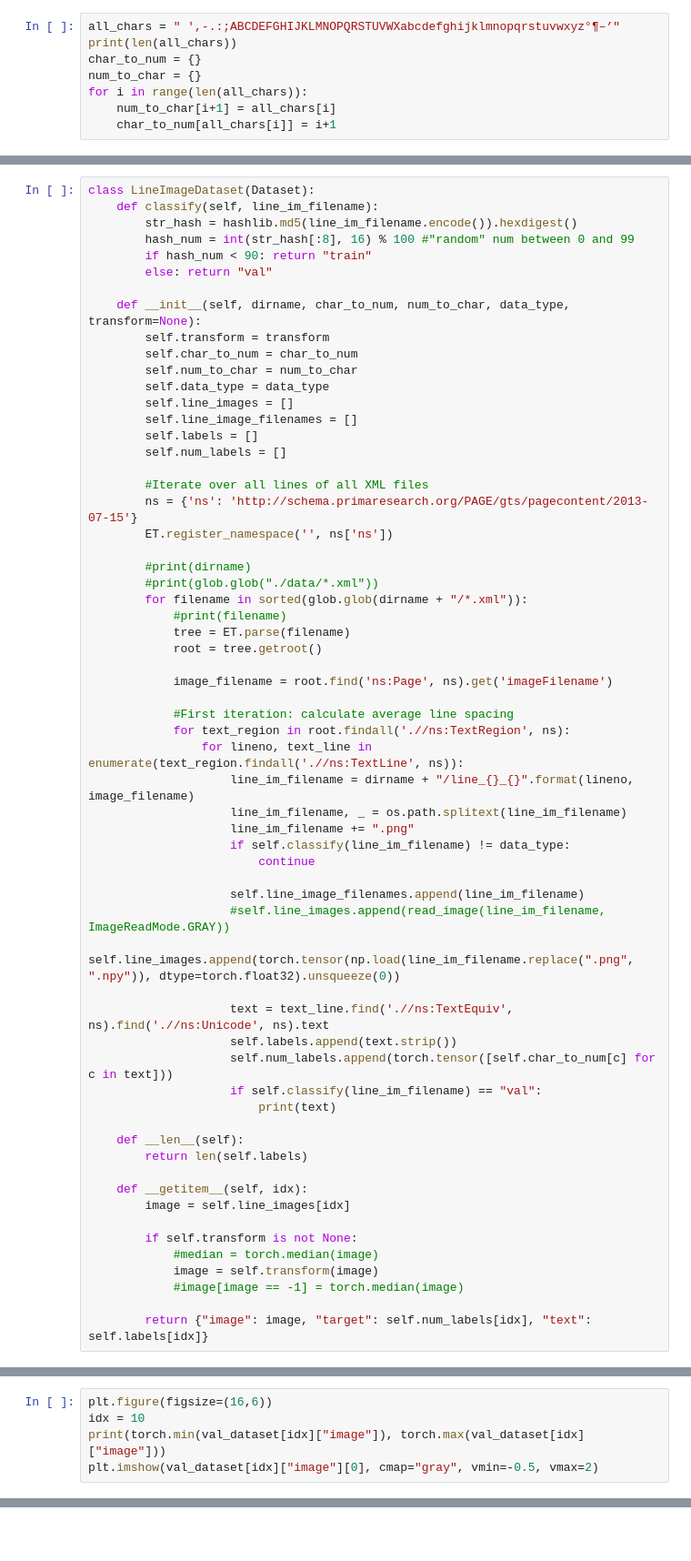
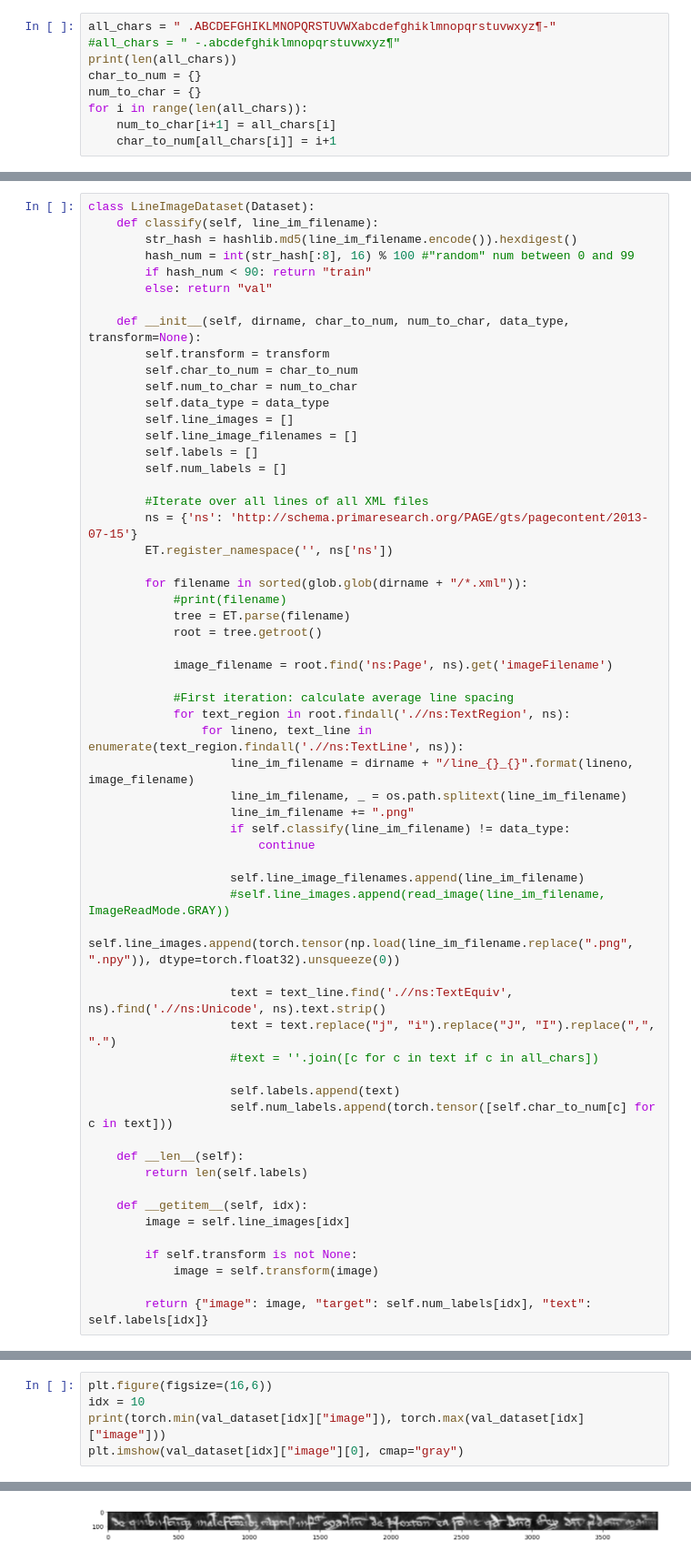
Before and after one commit to ideasrule/latin_documents, a Jupyter notebook: Train with lightning.ipynb, the cells around one changed output, grey strips where cells are left out. Shown at 91% size. Drawn from its saved outputs; the diff is of its cells as text; blank space fills up the shorter version.

```diff
--- a/Train with lightning.ipynb
+++ b/Train with lightning.ipynb
@@ -25,5 +21,6 @@ print(md5(string.encode()))
 # %%
-all_chars = " ',-.:;ABCDEFGHIJKLMNOPQRSTUVWXabcdefghijklmnopqrstuvwxyz°¶–’"
+all_chars = " .ABCDEFGHIKLMNOPQRSTUVWXabcdefghiklmnopqrstuvwxyz¶-"
+#all_chars = " -.abcdefghiklmnopqrstuvwxyz¶"
 print(len(all_chars))
 char_to_num = {}
 num_to_char = {}
@@ -54,8 +51,6 @@ class LineImageDataset(Dataset):
         ns = {'ns': 'http://schema.primaresearch.org/PAGE/gts/pagecontent/2013-07-15'}
         ET.register_namespace('', ns['ns'])
 
-        #print(dirname)
-        #print(glob.glob("./data/*.xml"))
         for filename in sorted(glob.glob(dirname + "/*.xml")):
             #print(filename)
             tree = ET.parse(filename)
@@ -76,11 +71,12 @@ class LineImageDataset(Dataset):
                     #self.line_images.append(read_image(line_im_filename, ImageReadMode.GRAY))
                     self.line_images.append(torch.tensor(np.load(line_im_filename.replace(".png", ".npy")), dtype=torch.float32).unsqueeze(0))
 
-                    text = text_line.find('.//ns:TextEquiv', ns).find('.//ns:Unicode', ns).text
-                    self.labels.append(text.strip())
+                    text = text_line.find('.//ns:TextEquiv', ns).find('.//ns:Unicode', ns).text.strip()
+                    text = text.replace("j", "i").replace("J", "I").replace(",", ".")
+                    #text = ''.join([c for c in text if c in all_chars])
+
+                    self.labels.append(text)
                     self.num_labels.append(torch.tensor([self.char_to_num[c] for c in text]))
-                    if self.classify(line_im_filename) == "val":
-                        print(text)
 
     def __len__(self):
         return len(self.labels)
@@ -89,9 +85,7 @@ class LineImageDataset(Dataset):
         image = self.line_images[idx]
 
         if self.transform is not None:
-            #median = torch.median(image)
             image = self.transform(image)
-            #image[image == -1] = torch.median(image)
 
         return {"image": image, "target": self.num_labels[idx], "text": self.labels[idx]}
 # %%
@@ -386,4 +376,5 @@ transcriber = LatinTranscriber(net, num_to_char)
 plt.figure(figsize=(16,6))
 idx = 10
 print(torch.min(val_dataset[idx]["image"]), torch.max(val_dataset[idx]["image"]))
-plt.imshow(val_dataset[idx]["image"][0], cmap="gray", vmin=-0.5, vmax=2)
+plt.imshow(val_dataset[idx]["image"][0], cmap="gray")
+# %% [output]
@@ -390 +383,2 @@ plt.imshow(val_dataset[idx]["image"][0], cmap="gray", vmin=-0.5, vmax=2)
+[figure, added]
 # %%
```
Also changed, not shown: parts of 14 cells of this notebook.
